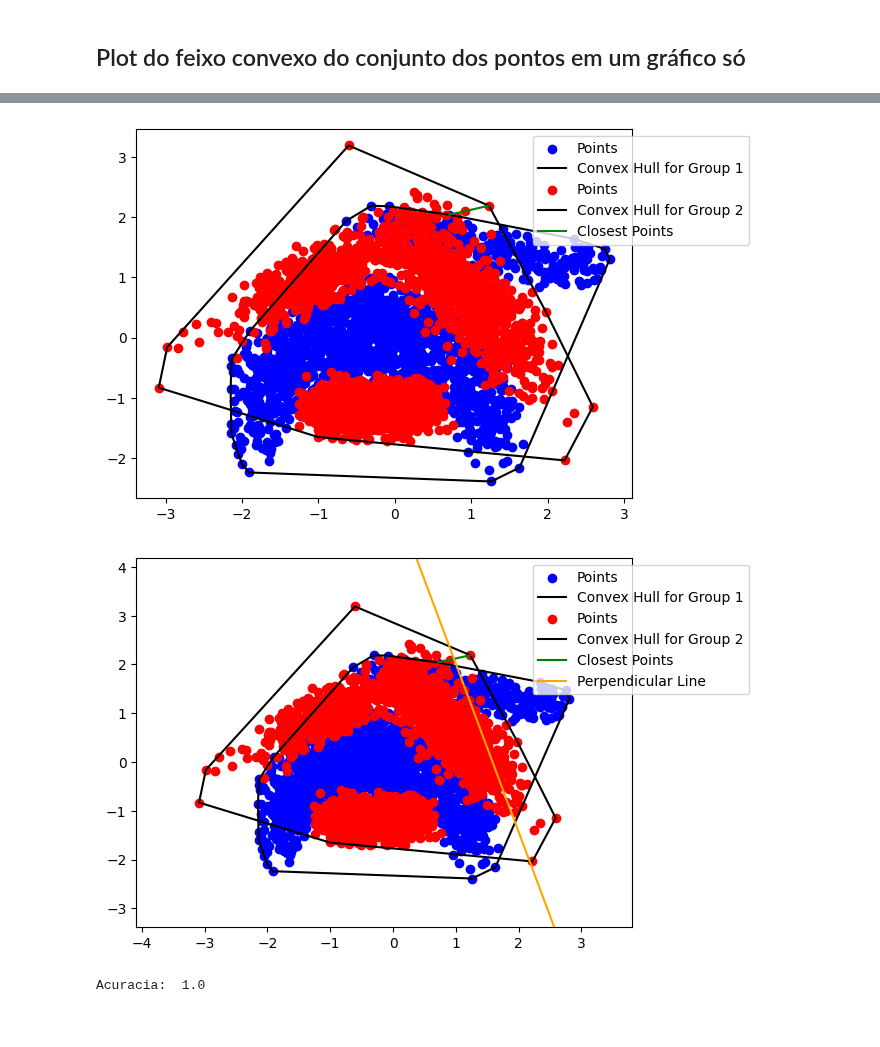
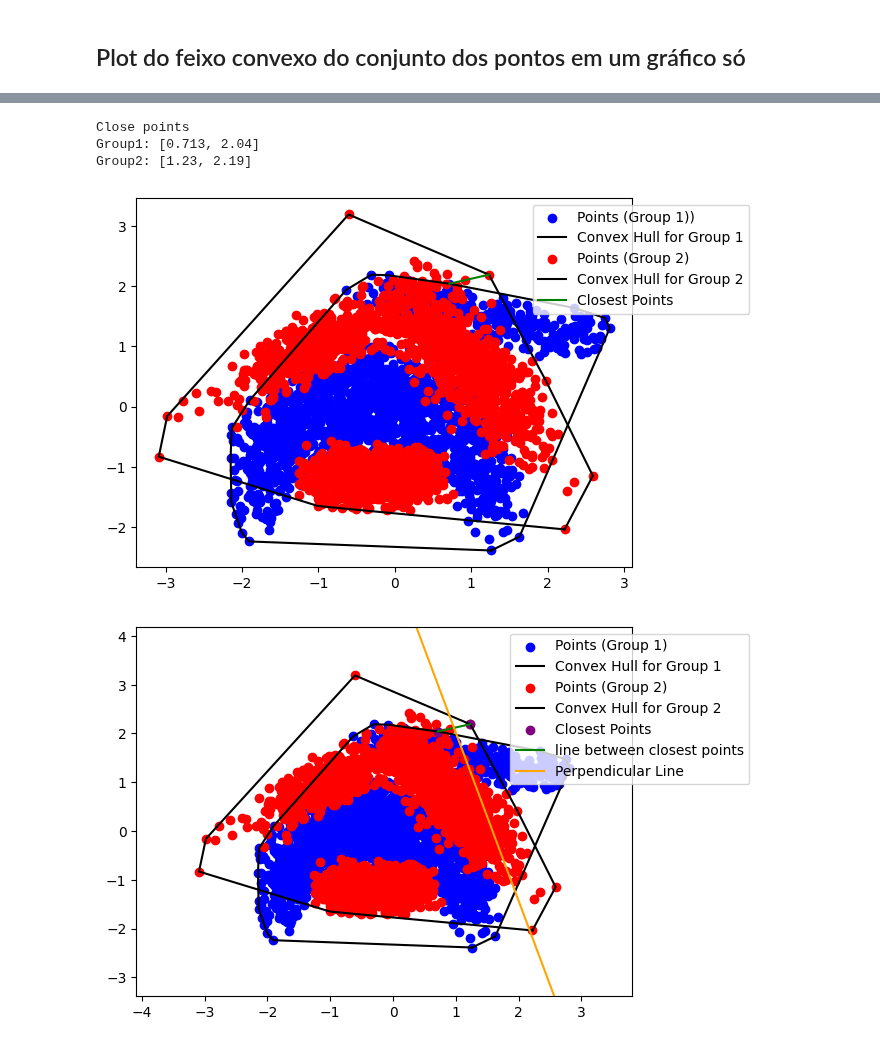
Before and after one commit to LeoOMaia/ALG-2, a Jupyter notebook: trabson.ipynb, the cells around one changed output, grey strips where cells are left out. Cells and saved outputs as stored; diff of their text form; code cells hidden in the pictures.

```diff
--- a/trabson.ipynb
+++ b/trabson.ipynb
@@ -46,17 +46,3 @@ for line in treinamento:
 # para criterio de desempate, ordena-se pelo menor x
 group1.points_group.sort(key=lambda point: (point.y,point.x))
 group2.points_group.sort(key=lambda point: (point.y,point.x))
-# %%
-# plotando pontos
-# criando figura
-fig = plt.figure(figsize=(10,10))
-# criando subplot
-ax = fig.add_subplot(111)
-# plotando pontos do grupo 1
-for point in group1.points_group:
-    ax.scatter(point.x,point.y,color='b')
-# plotando pontos do grupo 2
-for point in group2.points_group:
-    ax.scatter(point.x,point.y,color='r')
-# mostrando figura
-plt.show()
@@ -157,40 +147,45 @@ def closest_points(hull_group1, hull_group2):
     return closest_points
 # %%
 close_points = closest_points(convex1_hull, convex2_hull)
-plt.scatter(group1_all_points_x, group1_all_points_y, color='b', label='Points')
+print(f"Close points\nGroup1: {close_points[0]}\nGroup2: {close_points[1]}")
+plt.scatter(group1_all_points_x, group1_all_points_y, color='b', label='Points (Group 1))')
 plt.plot(group1_x, group1_y, color='black', label='Convex Hull for Group 1')
-plt.scatter(group2_all_points_x, group2_all_points_y, color='r', label='Points')
+plt.scatter(group2_all_points_x, group2_all_points_y, color='r', label='Points (Group 2)')
 plt.plot(group2_x, group2_y, color='black', label='Convex Hull for Group 2')
 plt.plot([close_points[0][0], close_points[1][0]], [close_points[0][1], close_points[1][1]], color='green', label='Closest Points')
 plt.legend(loc='upper right', bbox_to_anchor=(1.25, 1))
 plt.show()
 # %% [output]
+Close points
+Group1: [0.713, 2.04]
+Group2: [1.23, 2.19]
-[figure, old version]
+[figure, new version]
 # %%
 # Criando uma reta perpendicular ao segmento de reta que une os pontos mais próximos
 # Calculando a inclinação da reta
 slope = (close_points[1][1] - close_points[0][1]) / (close_points[1][0] - close_points[0][0])
 # Calculando o ponto médio entre os pontos mais próximos
 mid_point = [(close_points[0][0] + close_points[1][0]) / 2, (close_points[0][1] + close_points[1][1]) / 2]
 # Calculando o ponto médio entre os pontos mais próximos
 perpendicular_slope = -1 / slope
 # Calculando o ponto médio entre os pontos mais próximos
 perpendicular_mid_point = [mid_point[0], mid_point[1]]
 # Calculando os pontos extremos da reta perpendicular
 perpendicular_point1 = [perpendicular_mid_point[0] + 10, perpendicular_mid_point[1] + 10 * perpendicular_slope]
 perpendicular_point2 = [perpendicular_mid_point[0] - 10, perpendicular_mid_point[1] - 10 * perpendicular_slope]
 # Plotando os pontos, mas agora com a reta perpendicular e limitando o gráfico para nao diminuir a qualidade da visualização
 # O limite sera um pouco maior que o x mais a direita e o x mais a esquerda
 # O limite sera um pouco maior que o y mais a cima e o y mais a baixo
-plt.scatter(group1_all_points_x, group1_all_points_y, color='b', label='Points')
+plt.scatter(group1_all_points_x, group1_all_points_y, color='b', label='Points (Group 1)')
 plt.plot(group1_x, group1_y, color='black', label='Convex Hull for Group 1')
-plt.scatter(group2_all_points_x, group2_all_points_y, color='r', label='Points')
+plt.scatter(group2_all_points_x, group2_all_points_y, color='r', label='Points (Group 2)')
 plt.plot(group2_x, group2_y, color='black', label='Convex Hull for Group 2')
-plt.plot([close_points[0][0], close_points[1][0]], [close_points[0][1], close_points[1][1]], color='green', label='Closest Points')
+plt.scatter([close_points[0][0], close_points[1][0]], [close_points[0][1], close_points[1][1]], color='purple', label='Closest Points')
+plt.plot([close_points[0][0], close_points[1][0]], [close_points[0][1], close_points[1][1]], color='green', label='line between closest points')
 plt.plot([perpendicular_point1[0], perpendicular_point2[0]], [perpendicular_point1[1], perpendicular_point2[1]], color='orange', label='Perpendicular Line')
 plt.xlim([min(group1_all_points_x + group2_all_points_x) - 1, max(group1_all_points_x + group2_all_points_x) + 1])
 plt.ylim([min(group1_all_points_y + group2_all_points_y) - 1, max(group1_all_points_y + group2_all_points_y) + 1])
 plt.legend(loc='upper right', bbox_to_anchor=(1.25, 1))
 plt.show()
 # %% [output]
-[figure, old version]
+[figure, new version]
@@ -200,39 +191,0 @@ def classified_points(point,
-# %%
-# para o restante dos pontos, verificar se estao a direita ou a esquerda da reta perpendicular e classificar o grupo pertencente
-# utilizamos a variavel teste para isso ignorando a variavel que classifica o grupo que pertence o ponto
-# criando lista para armazenar os pontos classificados
-classified_points = []
-# para cada ponto em teste
-for line in teste:
-    line = line.split(',')
-    # calculamos o valor da reta para o ponto
-    line_value = float(line[0]) * slope + float(line[1]) * (-1) + mid_point[1] - mid_point[0] * slope
-    # se o valor for menor que zero, o ponto esta a direita da reta
-    if line_value < 0:
-        # adicionamos o ponto na lista de pontos classificados com o valor -1.0
-        classified_points.append([float(line[0]), float(line[1]), -1.0])
-    # se o valor for maior que zero, o ponto esta a esquerda da reta
-    else:
-        # adicionamos o ponto na lista de pontos classificados com o valor 1.0
-        classified_points.append([float(line[0]), float(line[1]), 1.0])
-
-# calculando a acuracia
-# criando variavel para armazenar a quantidade de acertos
-correct = 0
-# para cada ponto classificado
-for point in classified_points:
-    # se o ponto pertence ao grupo 1 e o grupo classificado tambem pertence ao grupo 1
-    if float(point[2]) == 1.0 and float(point[2]) == 1.0:
-        # aumentamos a quantidade de acertos
-        correct += 1
-    # se o ponto pertence ao grupo 2 e o grupo classificado tambem pertence ao grupo 2
-    elif float(point[2]) == -1.0 and float(point[2]) == -1.0:
-        # aumentamos a quantidade de acertos
-        correct += 1
-
-# calculando a acuracia
-accuracy = correct / len(classified_points)
-# mostrando a acuracia
-print("Acuracia: ", accuracy)
-# %% [output]
-Acuracia:  1.0
```
Also changed, not shown: parts of 5 cells of this notebook.
